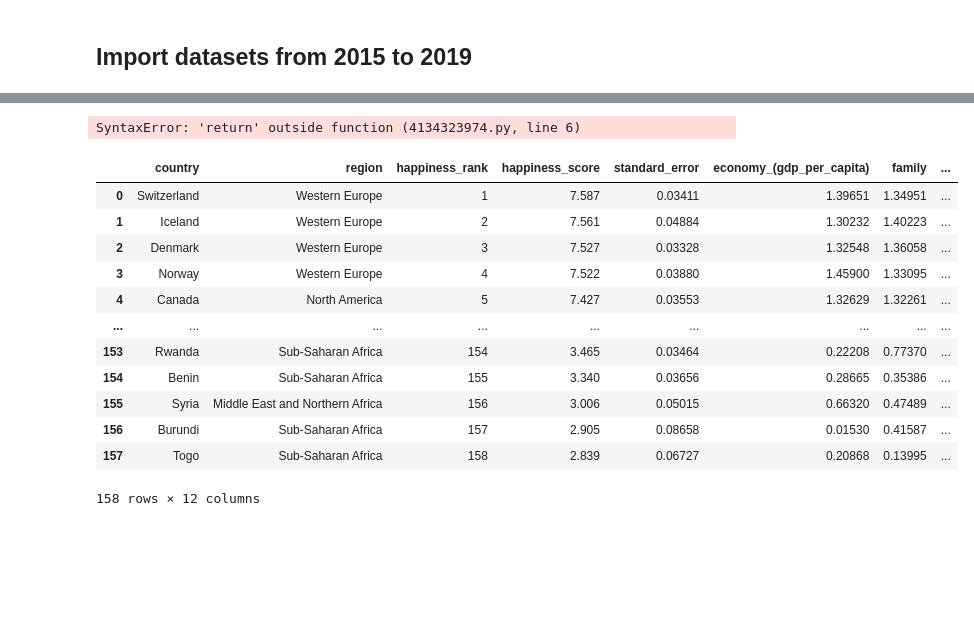
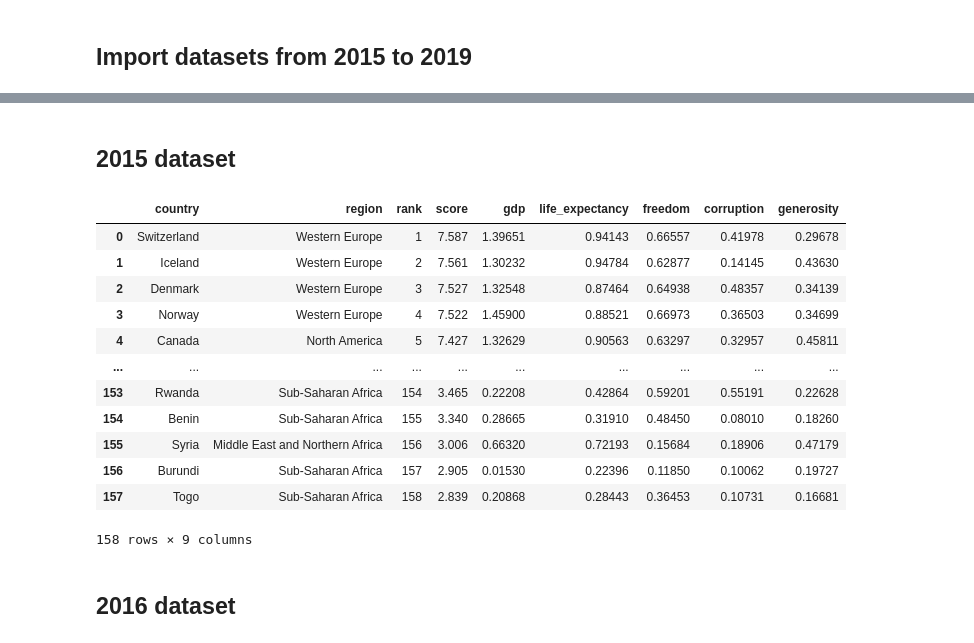
Before and after one commit to bruhu/sql-from-data-to-insight, a Jupyter notebook: notebooks/brus-notebook.ipynb, the cells around one changed output, grey strips where cells are left out. Drawn from its saved outputs; the diff is of its cells as text; code cells hidden in the pictures; blank space fills up the shorter version.

Commit message:
clean col names, drop inconsistent data

```diff
--- a/notebooks/brus-notebook.ipynb
+++ b/notebooks/brus-notebook.ipynb
@@ -107,25 +23,30 @@ def standardize_col_names(df):
     df.columns = df.columns.str.strip()
     df.columns = df.columns.str.lower()
     df.columns = df.columns.str.replace(' ', '_')
+    df.columns = df.columns.str.replace('.', '_')
     return df
-# %% [output]
-SyntaxError: 'return' outside function (4134323974.py, line 6)
+# %% [markdown]
+## 2015 dataset
 # %%
 standardize_col_names(df15)
+df15 = df15.drop(columns=['standard_error', 'family', 'dystopia_residual'])
+df15.rename(columns={'happiness_rank': 'rank', 'happiness_score': 'score', 'economy_(gdp_per_capita)':'gdp', 'social_support':'support', 'health_(life_expectancy)':'life_expectancy','freedom_to_make_life_choices':'freedom','trust_(government_corruption)':'corruption'}, inplace=True)
 df15
 # %% [output]
-|  | country | region | happiness_rank | happiness_score | standard_error | economy_(gdp_per_capita) | family | ... |
-| 0 | Switzerland | Western Europe | 1 | 7.587 | 0.03411 | 1.39651 | 1.34951 | ... |
-| 1 | Iceland | Western Europe | 2 | 7.561 | 0.04884 | 1.30232 | 1.40223 | ... |
-| 2 | Denmark | Western Europe | 3 | 7.527 | 0.03328 | 1.32548 | 1.36058 | ... |
-| 3 | Norway | Western Europe | 4 | 7.522 | 0.03880 | 1.45900 | 1.33095 | ... |
-| 4 | Canada | North America | 5 | 7.427 | 0.03553 | 1.32629 | 1.32261 | ... |
-| ... | ... | ... | ... | ... | ... | ... | ... | ... |
-| 153 | Rwanda | Sub-Saharan Africa | 154 | 3.465 | 0.03464 | 0.22208 | 0.77370 | ... |
-| 154 | Benin | Sub-Saharan Africa | 155 | 3.340 | 0.03656 | 0.28665 | 0.35386 | ... |
-| 155 | Syria | Middle East and Northern Africa | 156 | 3.006 | 0.05015 | 0.66320 | 0.47489 | ... |
-| 156 | Burundi | Sub-Saharan Africa | 157 | 2.905 | 0.08658 | 0.01530 | 0.41587 | ... |
-| 157 | Togo | Sub-Saharan Africa | 158 | 2.839 | 0.06727 | 0.20868 | 0.13995 | ... |
+|  | country | region | rank | score | gdp | life_expectancy | freedom | corruption | generosity |
+| 0 | Switzerland | Western Europe | 1 | 7.587 | 1.39651 | 0.94143 | 0.66557 | 0.41978 | 0.29678 |
+| 1 | Iceland | Western Europe | 2 | 7.561 | 1.30232 | 0.94784 | 0.62877 | 0.14145 | 0.43630 |
+| 2 | Denmark | Western Europe | 3 | 7.527 | 1.32548 | 0.87464 | 0.64938 | 0.48357 | 0.34139 |
+| 3 | Norway | Western Europe | 4 | 7.522 | 1.45900 | 0.88521 | 0.66973 | 0.36503 | 0.34699 |
+| 4 | Canada | North America | 5 | 7.427 | 1.32629 | 0.90563 | 0.63297 | 0.32957 | 0.45811 |
+| ... | ... | ... | ... | ... | ... | ... | ... | ... | ... |
+| 153 | Rwanda | Sub-Saharan Africa | 154 | 3.465 | 0.22208 | 0.42864 | 0.59201 | 0.55191 | 0.22628 |
+| 154 | Benin | Sub-Saharan Africa | 155 | 3.340 | 0.28665 | 0.31910 | 0.48450 | 0.08010 | 0.18260 |
+| 155 | Syria | Middle East and Northern Africa | 156 | 3.006 | 0.66320 | 0.72193 | 0.15684 | 0.18906 | 0.47179 |
+| 156 | Burundi | Sub-Saharan Africa | 157 | 2.905 | 0.01530 | 0.22396 | 0.11850 | 0.10062 | 0.19727 |
+| 157 | Togo | Sub-Saharan Africa | 158 | 2.839 | 0.20868 | 0.28443 | 0.36453 | 0.10731 | 0.16681 |
-158 rows × 12 columns
+158 rows × 9 columns
+# %% [markdown]
+## 2016 dataset
 # %%
 standardize_col_names(df16)
```
Also changed, not shown: parts of 14 cells of this notebook.
